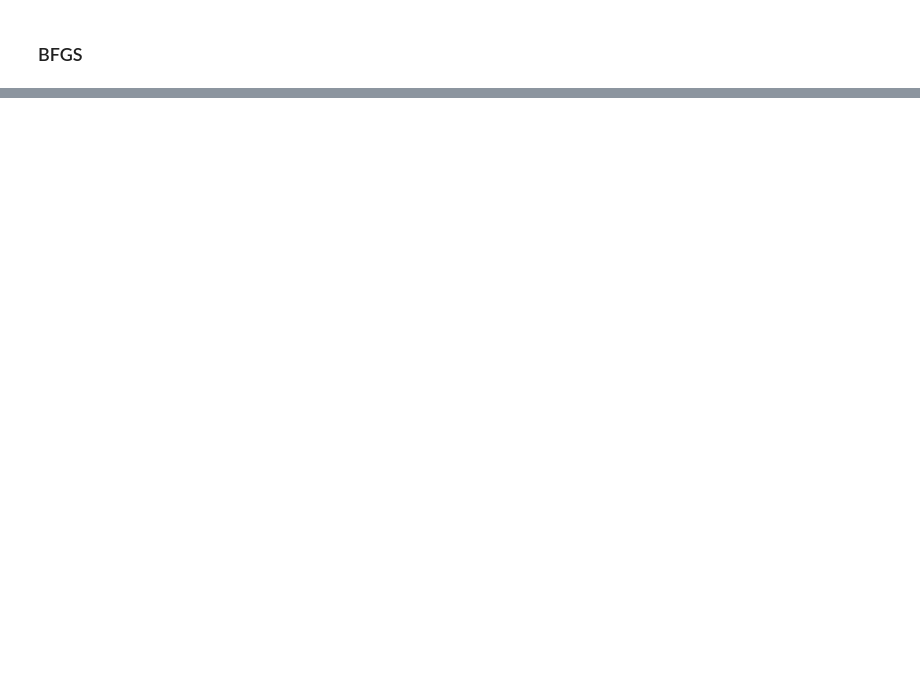
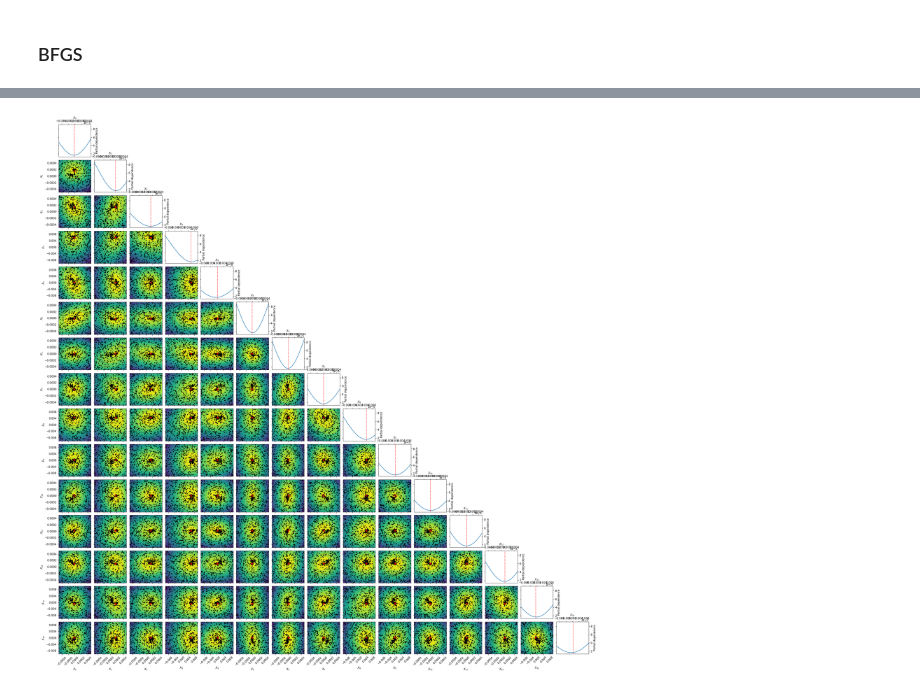
Before and after one commit to lsst-camera-dh/ghosts, a Jupyter notebook: notebooks/LSST_CCOB_ghost_basic_fit.ipynb, the cells around one changed output, grey strips where cells are left out. Cells and saved outputs as stored; diff of their text form; code cells hidden in the pictures; blank space fills up the shorter version.

Commit message:
working full fit

```diff
--- a/notebooks/LSST_CCOB_ghost_basic_fit.ipynb
+++ b/notebooks/LSST_CCOB_ghost_basic_fit.ipynb
@@ -356,0 +484,26 @@ rdf.plot.scatter('L1_ry', 'distance', ax=ax, color='k')
+# %%
+from skopt import Optimizer
+
+res_store = []
+
+# bounds
+dxs = [(-0.0005, 0.0005)]*3
+rxs = [(-0.01, 0.01)]*2
+list_of_bounds = (dxs+rxs)+(dxs+rxs)+(dxs+rxs)
+
+# n_calls
+gp_ncalls = 500
+
+# create optimizer
+opt = Optimizer(list_of_bounds, n_jobs=8)
+
+# initialize
+#geom_params_init = [0.0, 0.0, 0.0, 0.0, 0.0]
+
+# minimize
+for i in range(gp_ncalls):
+    suggested = opt.ask()
+    distance = full_compute_distance(suggested)
+    res = opt.tell(suggested, distance)
+
+print(f'distance={res.fun}\n geometry = {res.x}')
@@ -356,0 +528,4 @@ rdf.plot.scatter('L1_ry', 'distance', ax=ax, color='k')
+# %%
+_ = plot_objective(res,  sample_source='result', n_points=gp_ncalls)
+# %% [output]
+[figure, added]
```
Also changed, not shown: parts of 18 cells of this notebook.
